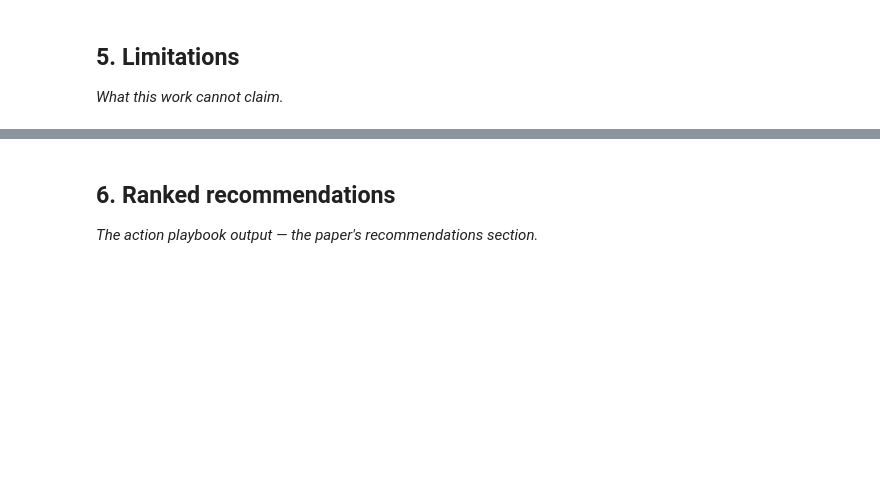
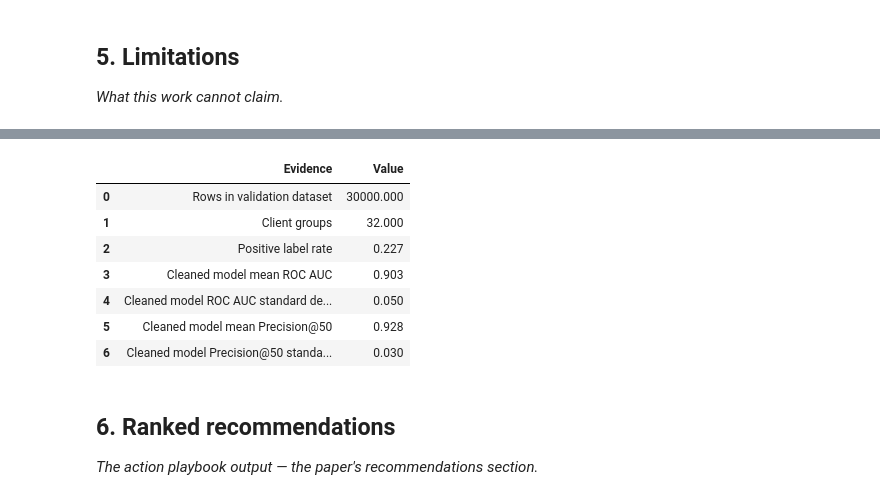
Before and after one commit to piasa19/flyrank-ml-internship-starter, a Jupyter notebook: work/notebooks/capstone.ipynb, the cells around one changed output, grey strips where cells are left out. Cells and saved outputs as stored; diff of their text form; code cells hidden in the pictures; blank space fills up the shorter version.

```diff
--- a/work/notebooks/capstone.ipynb
+++ b/work/notebooks/capstone.ipynb
@@ -29,3 +257,37 @@ This skeleton is yours to fill. Work the sections **in order** — each one has
+# %%
+# Section 5: Limitations and Validation Evidence
+
+limitations = pd.DataFrame({
+    "Evidence": [
+        "Rows in validation dataset",
+        "Client groups",
+        "Positive label rate",
+        "Cleaned model mean ROC AUC",
+        "Cleaned model ROC AUC standard deviation",
+        "Cleaned model mean Precision@50",
+        "Cleaned model Precision@50 standard deviation"
+    ],
+    "Value": [
+        30000,
+        32,
+        0.227,
+        0.903,
+        0.050,
+        0.928,
+        0.030
+    ]
+})
+
+display(limitations)
+# %% [output]
+|  | Evidence | Value |
+| 0 | Rows in validation dataset | 30000.000 |
+| 1 | Client groups | 32.000 |
+| 2 | Positive label rate | 0.227 |
+| 3 | Cleaned model mean ROC AUC | 0.903 |
+| 4 | Cleaned model ROC AUC standard de... | 0.050 |
+| 5 | Cleaned model mean Precision@50 | 0.928 |
+| 6 | Cleaned model Precision@50 standa... | 0.030 |
 # %% [markdown]
 ## 6. Ranked recommendations
 
```
Also changed, not shown: parts of 13 cells of this notebook.
